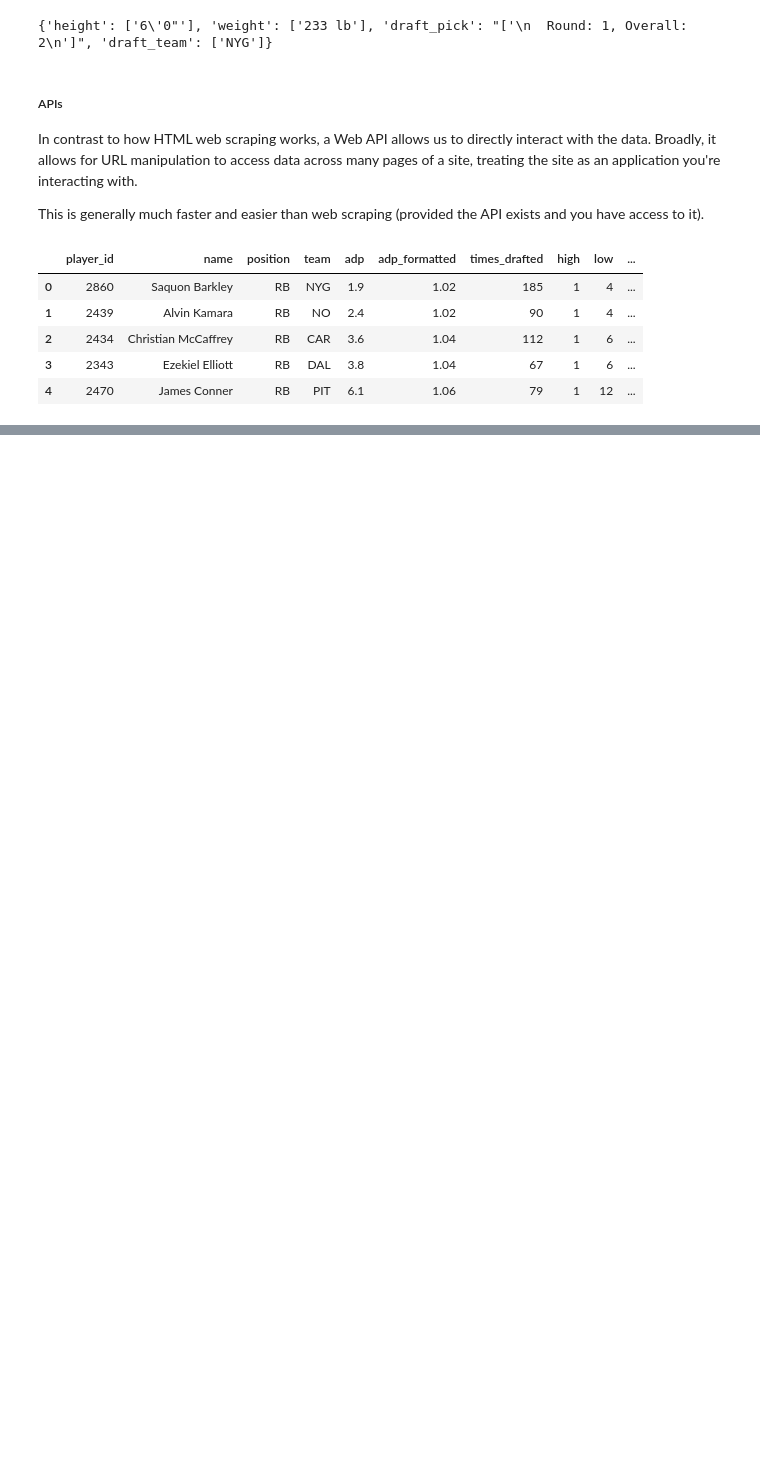
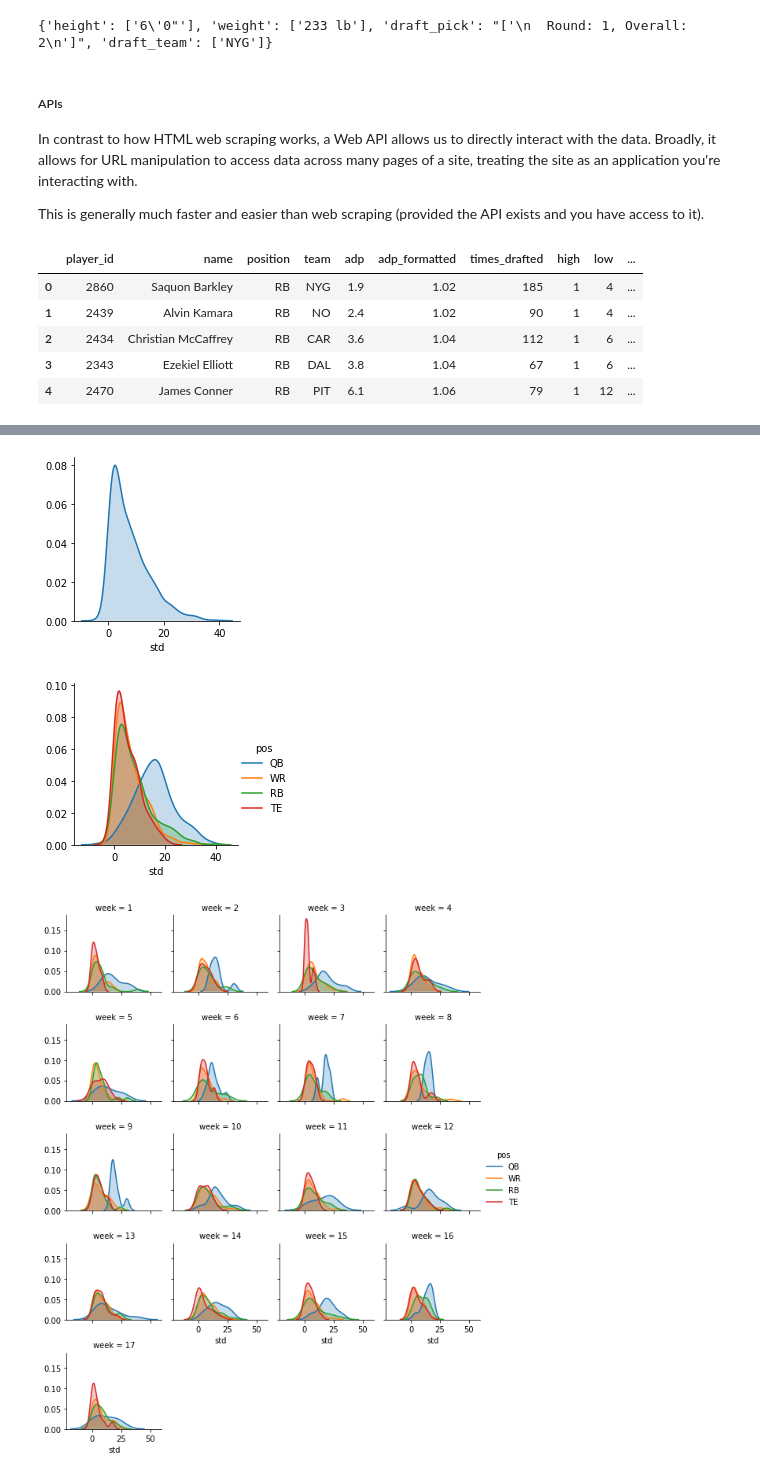
Before and after one commit to 10E-4m2/Notes-LTCWFF, a Jupyter notebook: LTCWFF-HandsOn.ipynb, the cells around one changed output, grey strips where cells are left out. Saved outputs shown, nothing was run; the diff lists cells and outputs as text; code cells hidden in the pictures; blank space fills up the shorter version.

Commit message:
Add notes for basic data analysis

```diff
--- a/LTCWFF-HandsOn.ipynb
+++ b/LTCWFF-HandsOn.ipynb
@@ -1731,0 +1770,33 @@ df_12_standard_2019.head()
+# %%
+# prep data
+df_games = pg_df.copy() # pg_df[pg_df['pos']=='QB'].copy()
+df_games['std'] = (0.1*(df_games['rush_yards']+
+                        df_games['rec_yards'])+
+                   0.04*df_games['pass_yards']+
+                   (-3)*(df_games['rush_fumbles']+
+                       df_games['rec_fumbles']+
+                       df_games['interceptions'])+
+                   6*(df_games['rush_tds']+qb_games['rec_tds'])+
+                   4*df_games['pass_tds'])
+df_games['ppr'] = df_games['std']+df_games['receptions']
+df_games['half_ppr'] = df_games['std']+0.5*df_games['receptions']
+
+df_games[['pos','player_name','week','std','ppr','half_ppr']]
+
+# univariate density plot
+g = (sns.FacetGrid(df_games).
+    map(sns.kdeplot,'std',shade=True))
+
+# univariate density plot, multiple groups
+g = (sns.FacetGrid(df_games, hue='pos').
+    map(sns.kdeplot,'std',shade=True).
+    add_legend())
+
+# multiframe
+g = (sns.FacetGrid(df_games,hue='pos',col='week',col_wrap=4,height=2)
+    .map(sns.kdeplot,'std',shade=True)
+    .add_legend())
+# %% [output]
+[figure, added]
+[figure, added]
+[figure, added]
```
Also changed, not shown: parts of 4 cells of this notebook.
